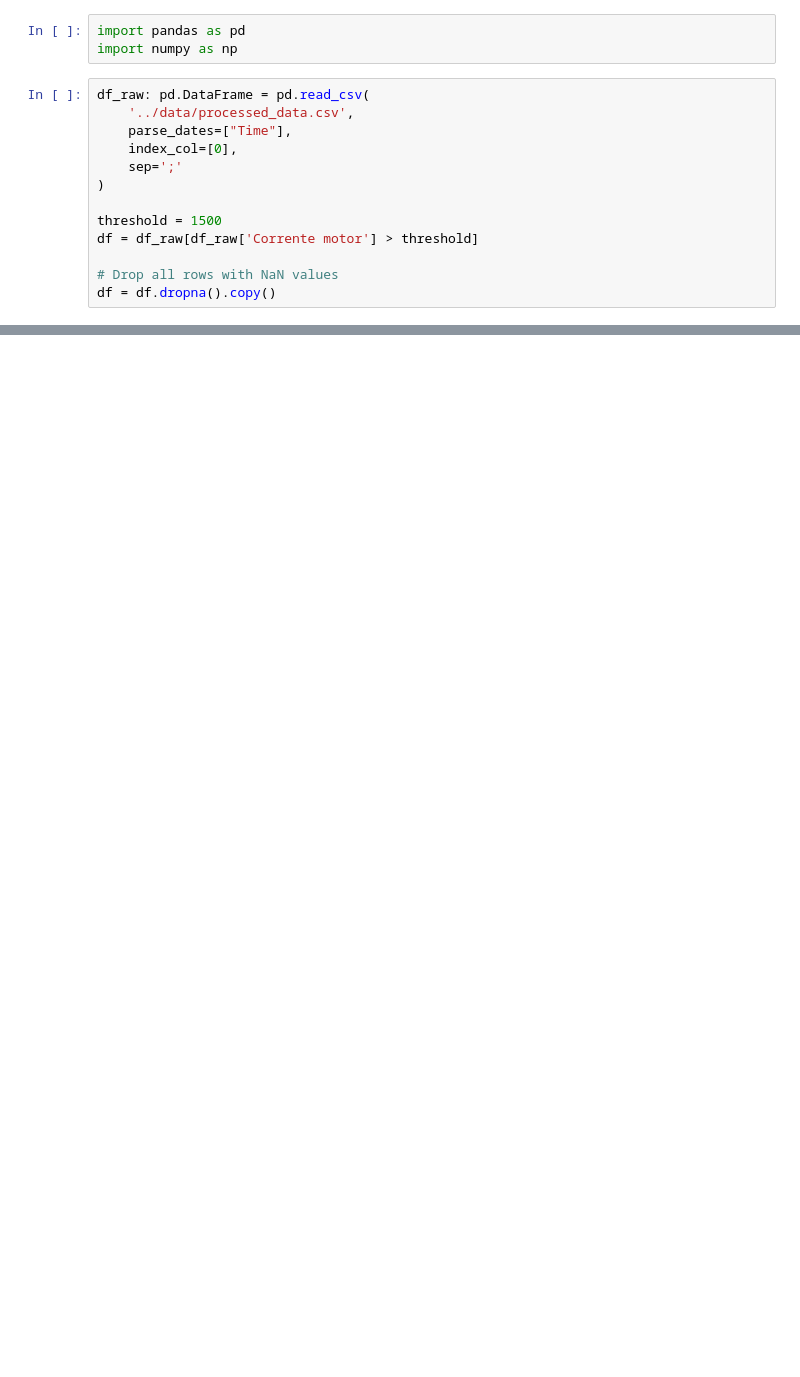
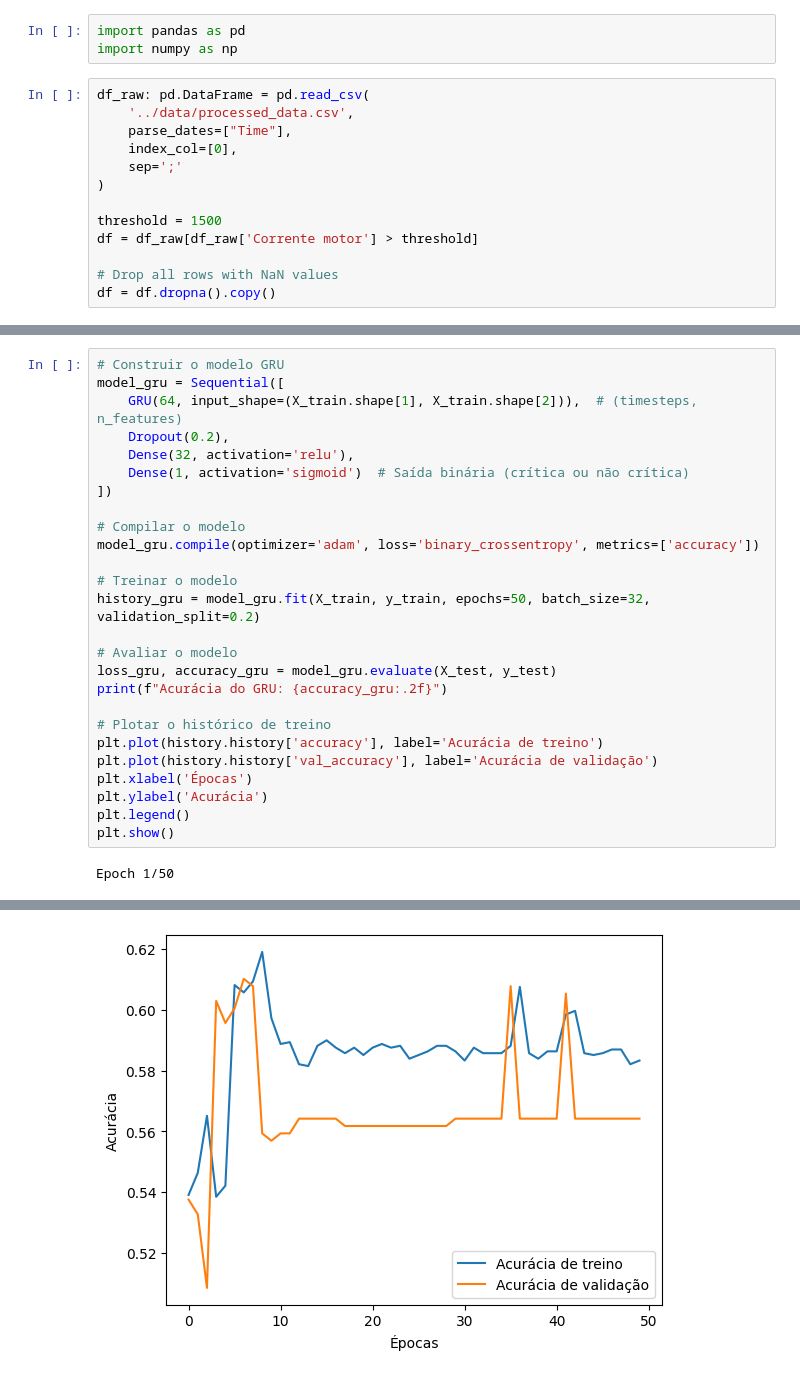
Before and after one commit to ezschneider/vrm-lstm, a Jupyter notebook: notebooks/model.ipynb, the cells around one changed output, grey strips where cells are left out. Saved outputs shown, nothing was run; the diff lists cells and outputs as text; blank space fills up the shorter version.

```diff
--- a/notebooks/model.ipynb
+++ b/notebooks/model.ipynb
@@ -220,0 +264,28 @@ Acurácia: 0.60
+# %%
+# Construir o modelo GRU
+model_gru = Sequential([
+    GRU(64, input_shape=(X_train.shape[1], X_train.shape[2])),  # (timesteps, n_features)
+    Dropout(0.2),
+    Dense(32, activation='relu'),
+    Dense(1, activation='sigmoid')  # Saída binária (crítica ou não crítica)
+])
+
+# Compilar o modelo
+model_gru.compile(optimizer='adam', loss='binary_crossentropy', metrics=['accuracy'])
+
+# Treinar o modelo
+history_gru = model_gru.fit(X_train, y_train, epochs=50, batch_size=32, validation_split=0.2)
+
+# Avaliar o modelo
+loss_gru, accuracy_gru = model_gru.evaluate(X_test, y_test)
+print(f"Acurácia do GRU: {accuracy_gru:.2f}")
+
+# Plotar o histórico de treino
+plt.plot(history.history['accuracy'], label='Acurácia de treino')
+plt.plot(history.history['val_accuracy'], label='Acurácia de validação')
+plt.xlabel('Épocas')
+plt.ylabel('Acurácia')
+plt.legend()
+plt.show()
+# %% [output]
+Epoch 1/50
@@ -220,0 +309 @@ Acurácia: 0.60
+[figure, added]
```
Also changed, not shown: parts of 16 cells of this notebook, 1 other file.
